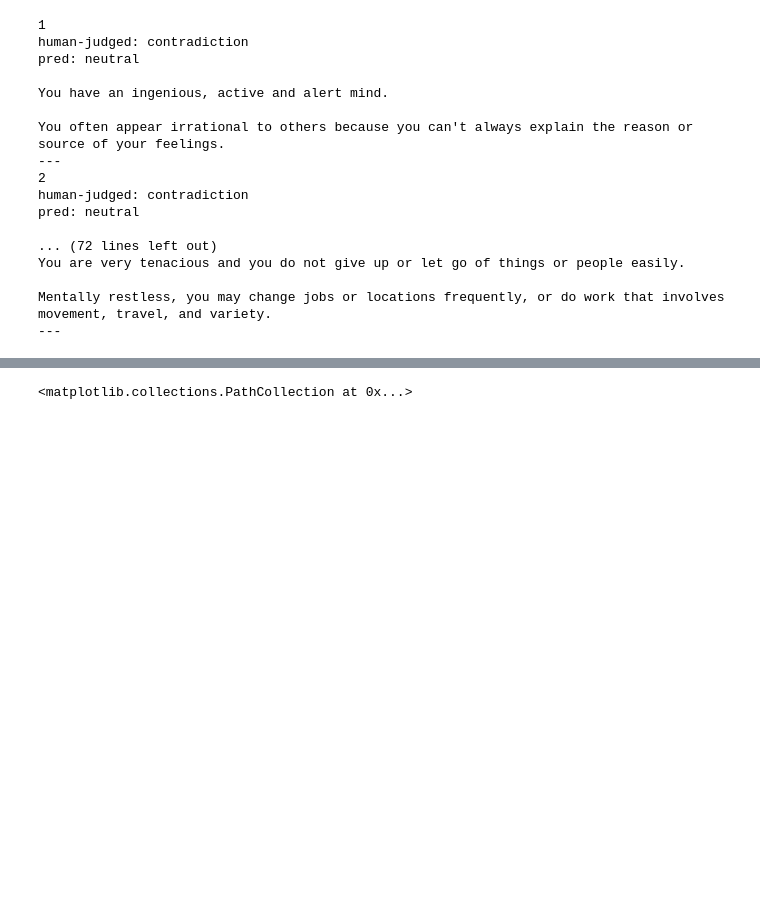
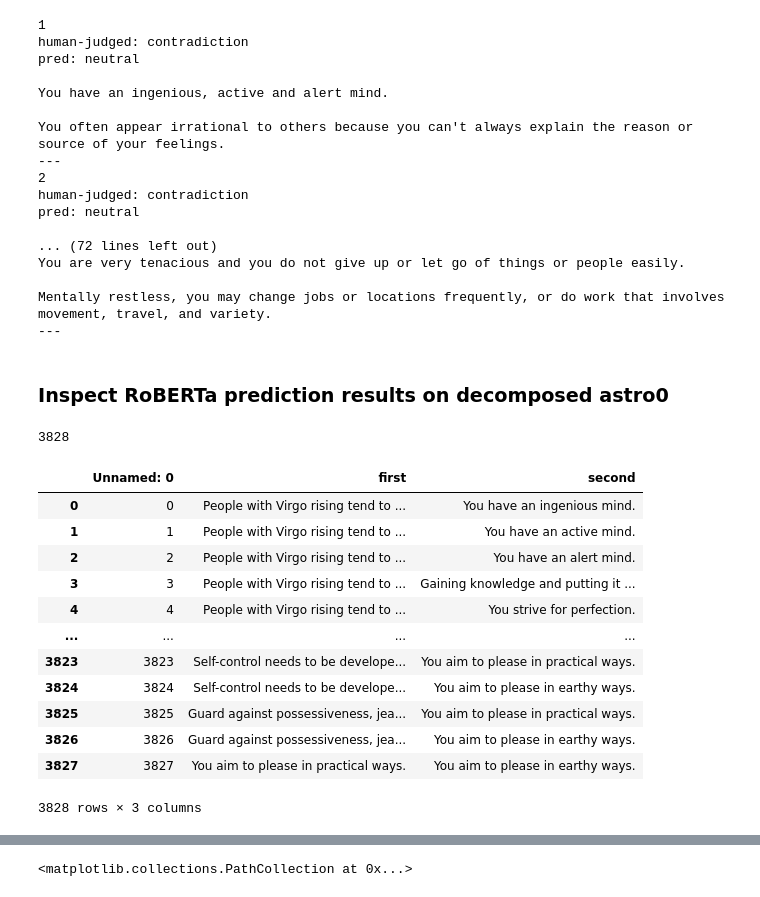
Before and after one commit to llmhyy/comments_summarization, a Jupyter notebook: src/mtdnn-evaluation-clustering.ipynb, the cells around one changed output, grey strips where cells are left out. Drawn from its saved outputs; the diff is of its cells as text; code cells hidden in the pictures; blank space fills up the shorter version.

Commit message:
added evaluation code for mtdnn results.

```diff
--- a/src/mtdnn-evaluation-clustering.ipynb
+++ b/src/mtdnn-evaluation-clustering.ipynb
@@ -245,3 +245,34 @@ You are very tenacious and you do not give up or let go of things or people easi
 
 Mentally restless, you may change jobs or locations frequently, or do work that involves movement, travel, and variety.
 ---
+# %% [markdown]
+### Inspect RoBERTa prediction results on decomposed astro0
+# %%
+with open('../data/roberta/roberta_pred_astro0_decomposed.txt') as f:
+  roberta_preds_dec_raw = list(f)
+roberta_preds_dec = []
+for line in roberta_preds_dec_raw:
+    tmp = line.strip()
+    tmp2 = int(tmp)
+    roberta_preds_dec.append(tmp2)
+print(len(roberta_preds_dec))
+# %% [output]
+3828
+# %%
+with open("../data/roberta/astro0_decomposed_clean.csv") as f:
+    decomp_df = pd.read_csv(f, delimiter=",")
+decomp_df
+# %% [output]
+|  | Unnamed: 0 | first | second |
+| 0 | 0 | People with Virgo rising tend to ... | You have an ingenious mind. |
+| 1 | 1 | People with Virgo rising tend to ... | You have an active mind. |
+| 2 | 2 | People with Virgo rising tend to ... | You have an alert mind. |
+| 3 | 3 | People with Virgo rising tend to ... | Gaining knowledge and putting it ... |
+| 4 | 4 | People with Virgo rising tend to ... | You strive for perfection. |
+| ... | ... | ... | ... |
+| 3823 | 3823 | Self-control needs to be develope... | You aim to please in practical ways. |
+| 3824 | 3824 | Self-control needs to be develope... | You aim to please in earthy ways. |
+| 3825 | 3825 | Guard against possessiveness, jea... | You aim to please in practical ways. |
+| 3826 | 3826 | Guard against possessiveness, jea... | You aim to please in earthy ways. |
+| 3827 | 3827 | You aim to please in practical ways. | You aim to please in earthy ways. |
+3828 rows × 3 columns
```
Also changed, not shown: parts of 8 cells of this notebook.
